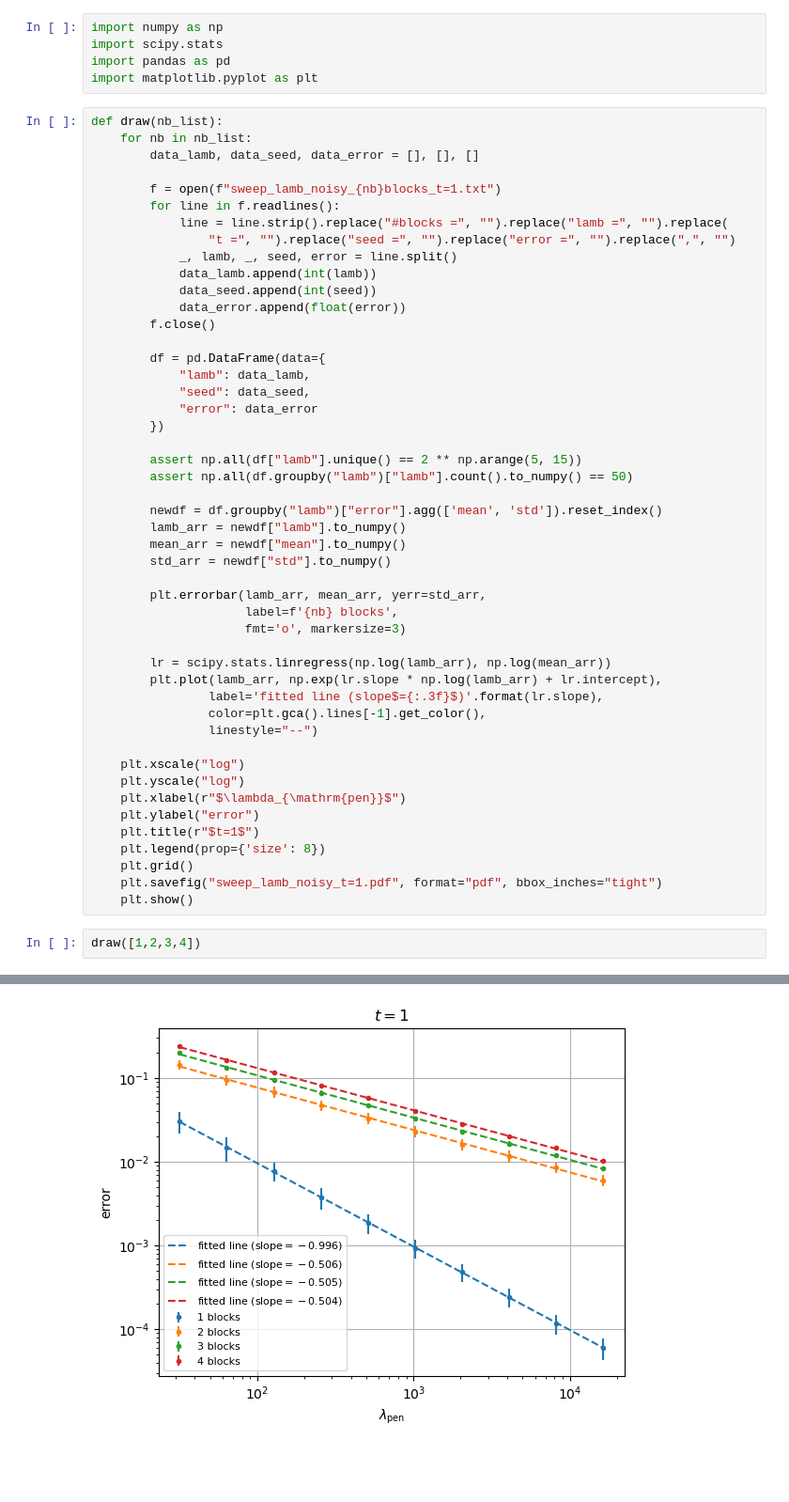
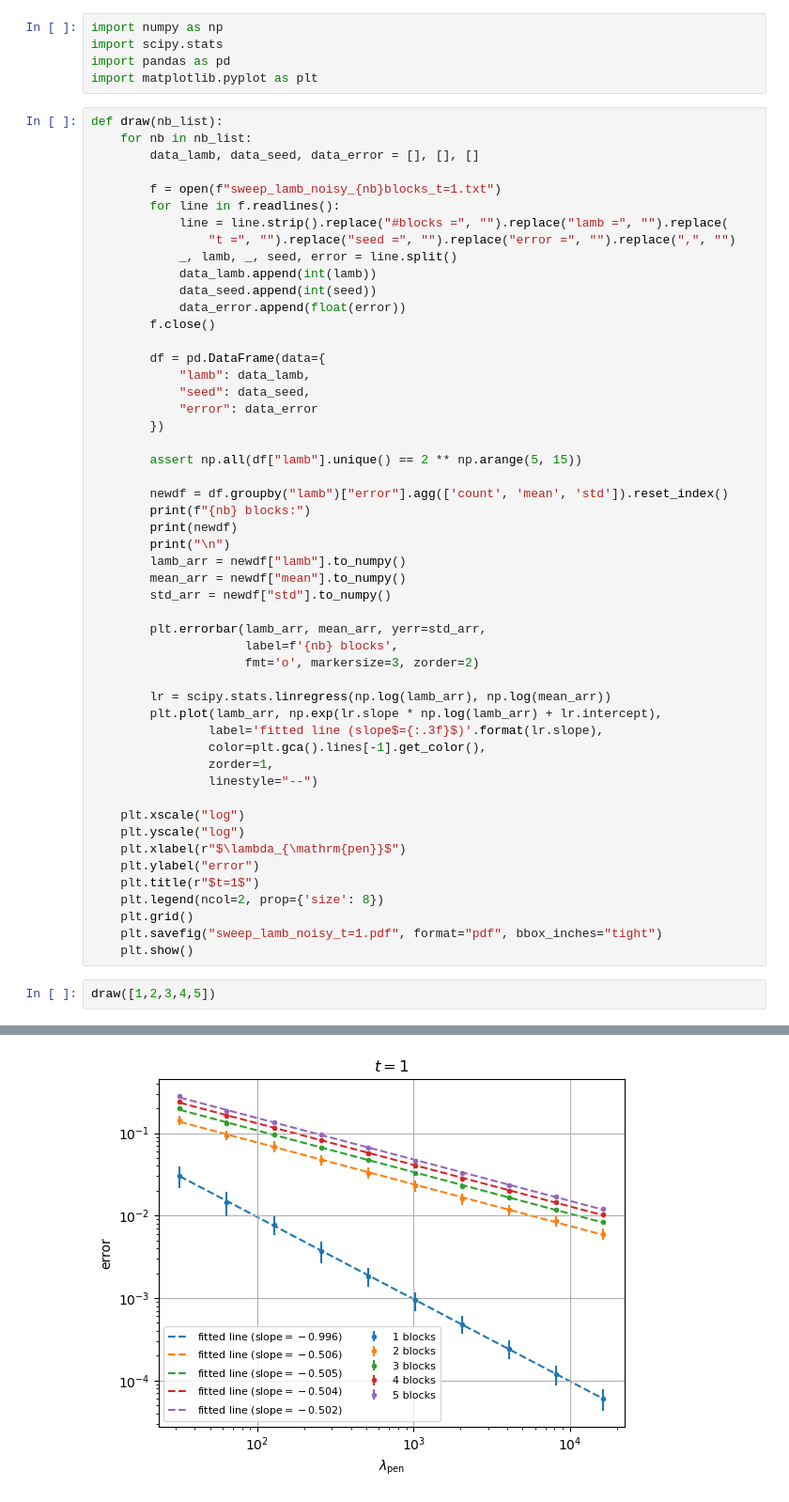
Before and after one commit to sqrta/ErrorSupression, a Jupyter notebook: use-dynamite/data/plot_sweep_lamb.ipynb, the cells around one changed output, grey strips where cells are left out. Shown at 94% size. Saved outputs shown, nothing was run; the diff lists cells and outputs as text; blank space fills up the shorter version.

Commit message:
update plot

```diff
--- a/use-dynamite/data/plot_sweep_lamb.ipynb
+++ b/use-dynamite/data/plot_sweep_lamb.ipynb
@@ -25,21 +25,24 @@ def draw(nb_list):
         })
 
         assert np.all(df["lamb"].unique() == 2 ** np.arange(5, 15))
-        assert np.all(df.groupby("lamb")["lamb"].count().to_numpy() == 50)
 
-        newdf = df.groupby("lamb")["error"].agg(['mean', 'std']).reset_index()
+        newdf = df.groupby("lamb")["error"].agg(['count', 'mean', 'std']).reset_index()
+        print(f"{nb} blocks:")
+        print(newdf)
+        print("\n")
         lamb_arr = newdf["lamb"].to_numpy()
         mean_arr = newdf["mean"].to_numpy()
         std_arr = newdf["std"].to_numpy()
 
         plt.errorbar(lamb_arr, mean_arr, yerr=std_arr,
                      label=f'{nb} blocks',
-                     fmt='o', markersize=3)
+                     fmt='o', markersize=3, zorder=2)
 
         lr = scipy.stats.linregress(np.log(lamb_arr), np.log(mean_arr))
         plt.plot(lamb_arr, np.exp(lr.slope * np.log(lamb_arr) + lr.intercept),
                 label='fitted line (slope$={:.3f}$)'.format(lr.slope),
                 color=plt.gca().lines[-1].get_color(),
+                zorder=1,
                 linestyle="--")
 
     plt.xscale("log")
@@ -47,10 +50,10 @@ def draw(nb_list):
     plt.xlabel(r"$\lambda_{\mathrm{pen}}$")
     plt.ylabel("error")
     plt.title(r"$t=1$")
-    plt.legend(prop={'size': 8})
+    plt.legend(ncol=2, prop={'size': 8})
     plt.grid()
     plt.savefig("sweep_lamb_noisy_t=1.pdf", format="pdf", bbox_inches="tight")
     plt.show()
 # %%
-draw([1,2,3,4])
+draw([1,2,3,4,5])
 # %% [output]
@@ -57 +77 @@ draw([1,2,3,4])
-[figure, old version]
+[figure, new version]
```
Also changed, not shown: parts of 3 cells of this notebook.
